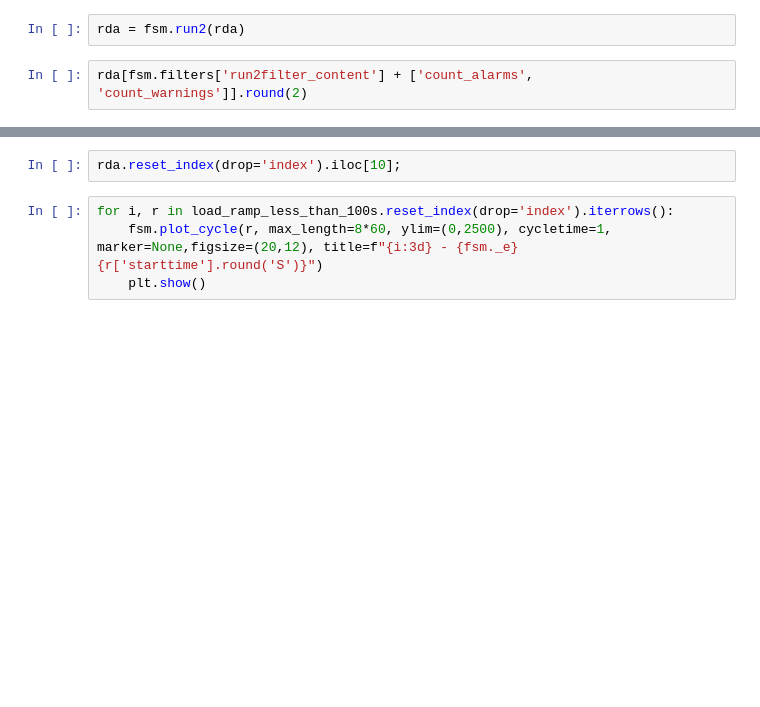
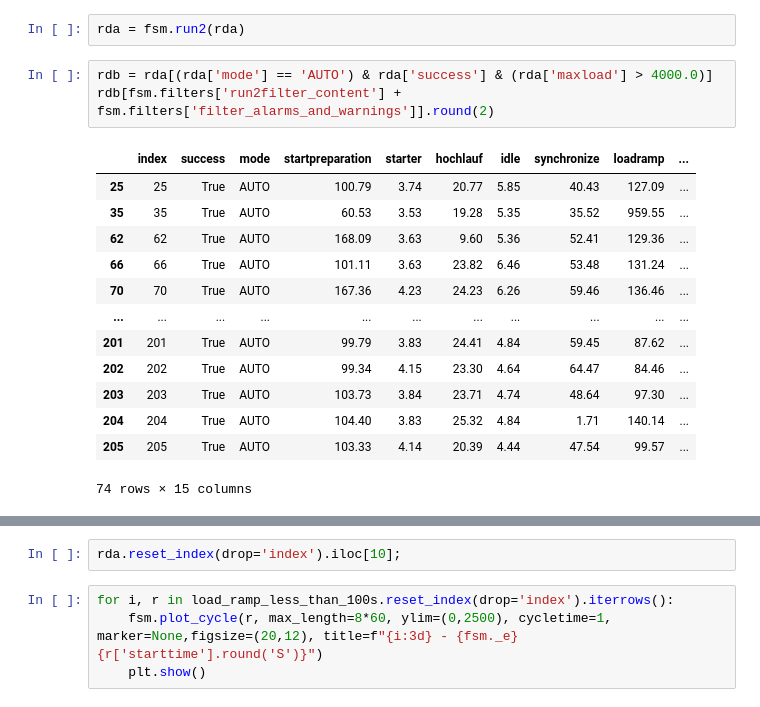
Before and after one commit to dieterch/statemachine, a Jupyter notebook: forsa_hartmoor.ipynb, the cells around one changed output, grey strips where cells are left out. Saved outputs shown, nothing was run; the diff lists cells and outputs as text; blank space fills up the shorter version.

```diff
--- a/forsa_hartmoor.ipynb
+++ b/forsa_hartmoor.ipynb
@@ -83,4 +136,19 @@ rda[fsm.filters['filter_content'] + fsm.filters['filter_alarms_and_warnings']].r
 # %%
 rda = fsm.run2(rda)
-# %%
-rda[fsm.filters['run2filter_content'] + ['count_alarms', 'count_warnings']].round(2)
+# %%
+rdb = rda[(rda['mode'] == 'AUTO') & rda['success'] & (rda['maxload'] > 4000.0)]
+rdb[fsm.filters['run2filter_content'] + fsm.filters['filter_alarms_and_warnings']].round(2)
+# %% [output]
+|  | index | success | mode | startpreparation | starter | hochlauf | idle | synchronize | loadramp | ... |
+| 25 | 25 | True | AUTO | 100.79 | 3.74 | 20.77 | 5.85 | 40.43 | 127.09 | ... |
+| 35 | 35 | True | AUTO | 60.53 | 3.53 | 19.28 | 5.35 | 35.52 | 959.55 | ... |
+| 62 | 62 | True | AUTO | 168.09 | 3.63 | 9.60 | 5.36 | 52.41 | 129.36 | ... |
+| 66 | 66 | True | AUTO | 101.11 | 3.63 | 23.82 | 6.46 | 53.48 | 131.24 | ... |
+| 70 | 70 | True | AUTO | 167.36 | 4.23 | 24.23 | 6.26 | 59.46 | 136.46 | ... |
+| ... | ... | ... | ... | ... | ... | ... | ... | ... | ... | ... |
+| 201 | 201 | True | AUTO | 99.79 | 3.83 | 24.41 | 4.84 | 59.45 | 87.62 | ... |
+| 202 | 202 | True | AUTO | 99.34 | 4.15 | 23.30 | 4.64 | 64.47 | 84.46 | ... |
+| 203 | 203 | True | AUTO | 103.73 | 3.84 | 23.71 | 4.74 | 48.64 | 97.30 | ... |
+| 204 | 204 | True | AUTO | 104.40 | 3.83 | 25.32 | 4.84 | 1.71 | 140.14 | ... |
+| 205 | 205 | True | AUTO | 103.33 | 4.14 | 20.39 | 4.44 | 47.54 | 99.57 | ... |
+74 rows × 15 columns
```
Also changed, not shown: parts of 20 cells of this notebook, 1 other file.
